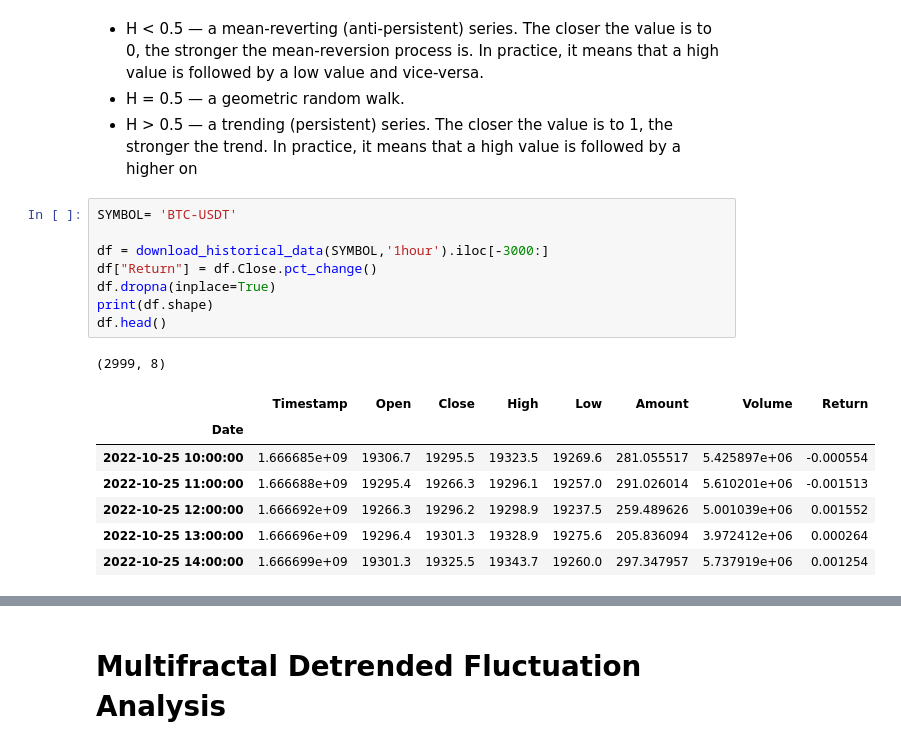
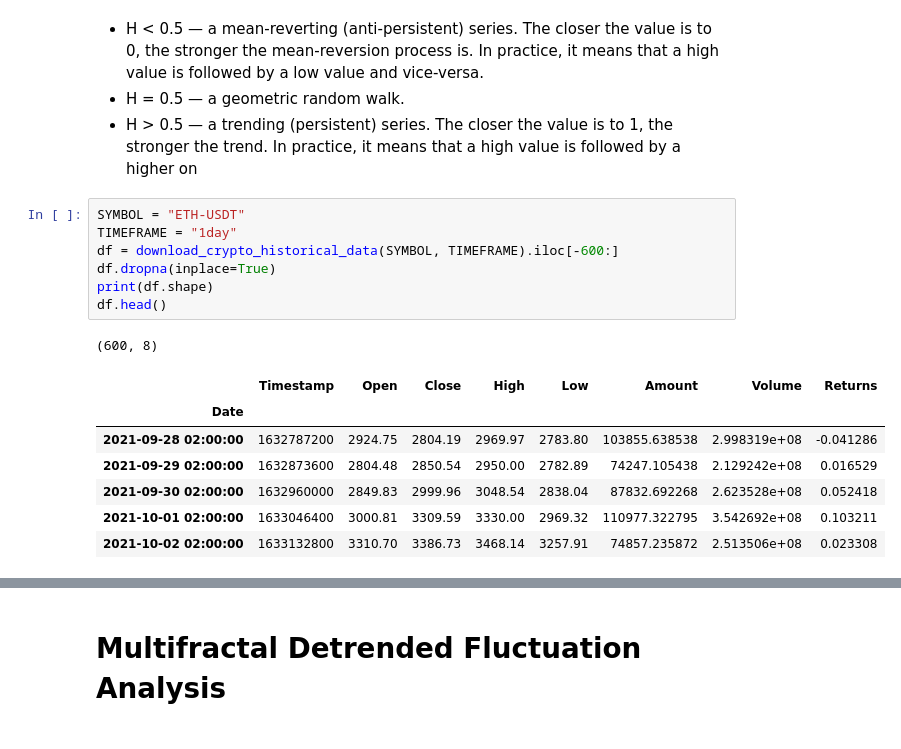
Before and after one commit to BaptisteZloch/Frequency-transformation-and-analysis, a Jupyter notebook: src/07_Hurst_exponent_and_fractal.ipynb, the cells around one changed output, grey strips where cells are left out. Drawn from its saved outputs; the diff is of its cells as text.

```diff
--- a/src/07_Hurst_exponent_and_fractal.ipynb
+++ b/src/07_Hurst_exponent_and_fractal.ipynb
@@ -19,20 +19,19 @@ from modules.data_fetcher import download_historical_data
 - H = 0.5 — a geometric random walk.
 - H > 0.5 — a trending (persistent) series. The closer the value is to 1, the stronger the trend. In practice, it means that a high value is followed by a higher on
 # %%
-SYMBOL= 'BTC-USDT'
-
-df = download_historical_data(SYMBOL,'1hour').iloc[-3000:]
-df["Return"] = df.Close.pct_change()
+SYMBOL = "ETH-USDT"
+TIMEFRAME = "1day"
+df = download_crypto_historical_data(SYMBOL, TIMEFRAME).iloc[-600:]
 df.dropna(inplace=True)
 print(df.shape)
 df.head()
 # %% [output]
-(2999, 8)
+(600, 8)
-|  | Timestamp | Open | Close | High | Low | Amount | Volume | Return |
+|  | Timestamp | Open | Close | High | Low | Amount | Volume | Returns |
 | Date |  |  |  |  |  |  |  |  |
-| 2022-10-25 10:00:00 | 1.666685e+09 | 19306.7 | 19295.5 | 19323.5 | 19269.6 | 281.055517 | 5.425897e+06 | -0.000554 |
-| 2022-10-25 11:00:00 | 1.666688e+09 | 19295.4 | 19266.3 | 19296.1 | 19257.0 | 291.026014 | 5.610201e+06 | -0.001513 |
-| 2022-10-25 12:00:00 | 1.666692e+09 | 19266.3 | 19296.2 | 19298.9 | 19237.5 | 259.489626 | 5.001039e+06 | 0.001552 |
-| 2022-10-25 13:00:00 | 1.666696e+09 | 19296.4 | 19301.3 | 19328.9 | 19275.6 | 205.836094 | 3.972412e+06 | 0.000264 |
-| 2022-10-25 14:00:00 | 1.666699e+09 | 19301.3 | 19325.5 | 19343.7 | 19260.0 | 297.347957 | 5.737919e+06 | 0.001254 |
+| 2021-09-28 02:00:00 | 1632787200 | 2924.75 | 2804.19 | 2969.97 | 2783.80 | 103855.638538 | 2.998319e+08 | -0.041286 |
+| 2021-09-29 02:00:00 | 1632873600 | 2804.48 | 2850.54 | 2950.00 | 2782.89 | 74247.105438 | 2.129242e+08 | 0.016529 |
+| 2021-09-30 02:00:00 | 1632960000 | 2849.83 | 2999.96 | 3048.54 | 2838.04 | 87832.692268 | 2.623528e+08 | 0.052418 |
+| 2021-10-01 02:00:00 | 1633046400 | 3000.81 | 3309.59 | 3330.00 | 2969.32 | 110977.322795 | 3.542692e+08 | 0.103211 |
+| 2021-10-02 02:00:00 | 1633132800 | 3310.70 | 3386.73 | 3468.14 | 3257.91 | 74857.235872 | 2.513506e+08 | 0.023308 |
 # %%
```
Also changed, not shown: parts of 9 cells of this notebook, 11 other files.
